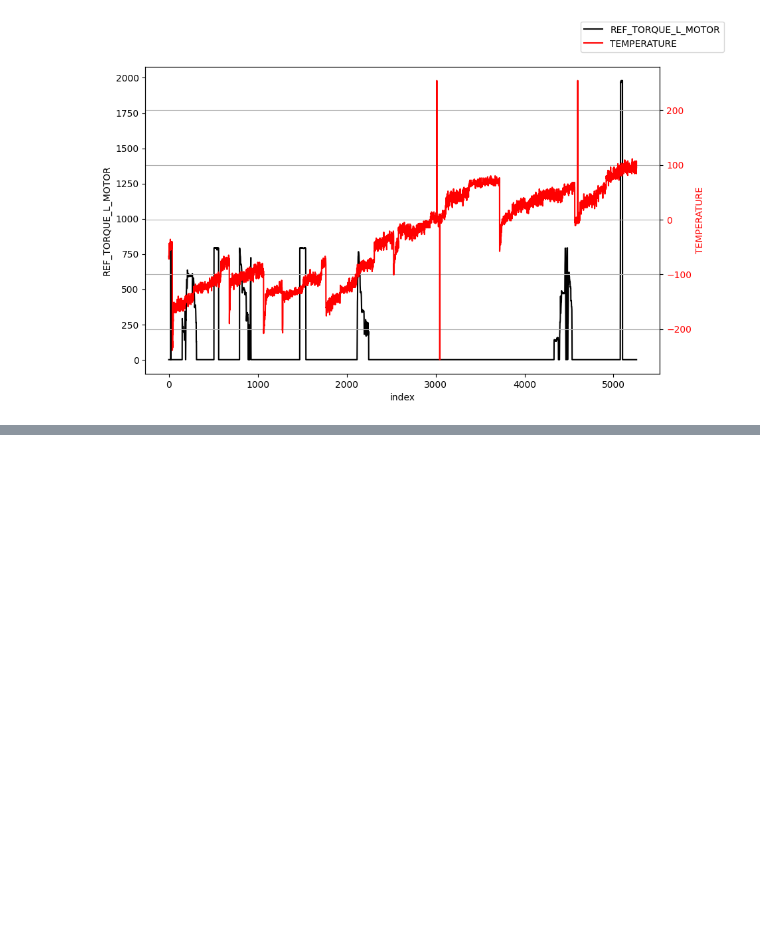
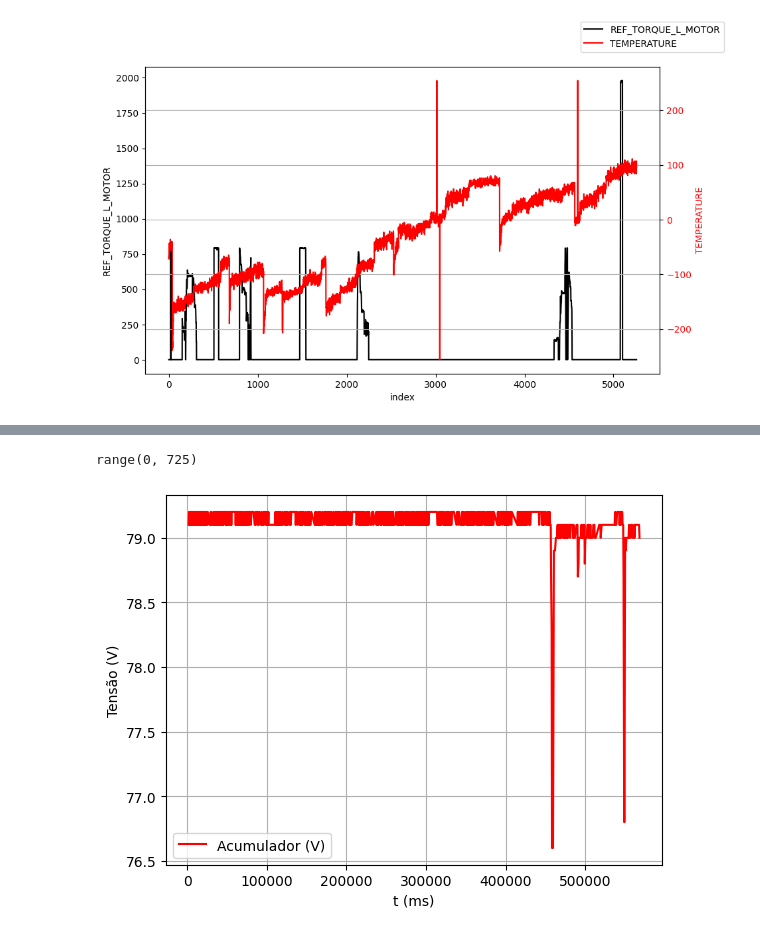
Before and after one commit to Tesla-UFMG/Data-Analysis, a Jupyter notebook: telemetry_25_10.ipynb, the cells around one changed output, grey strips where cells are left out. Cells and saved outputs as stored; diff of their text form; code cells hidden in the pictures; blank space fills up the shorter version.

```diff
--- a/telemetry_25_10.ipynb
+++ b/telemetry_25_10.ipynb
@@ -209,0 +304,24 @@ plt.show()
+# %%
+plot_range = range(min(len(stack1_voltage['t']), len(accumulator_params['t'])))
+print(plot_range)
+# plot_range = range(500, 725)
+
+# plota a tensao em todas as stacks
+fig, ax = plt.subplots()
+
+# Plot the data
+ax.plot(accumulator_params['t'][plot_range], accumulator_params['TOTAL_VOLTAGE'][plot_range], label='Acumulador (V)', color='red')
+
+# Add labels and a title
+ax.set_xlabel('t (ms)')
+ax.set_ylabel('Tensão (V)')
+
+# Add a grid for better readability
+ax.grid(True)
+ax.legend()
+
+# Display the plot
+plt.show()
+# %% [output]
+range(0, 725)
+[figure, added]
```
Also changed, not shown: parts of 10 cells of this notebook, 54 other files.
